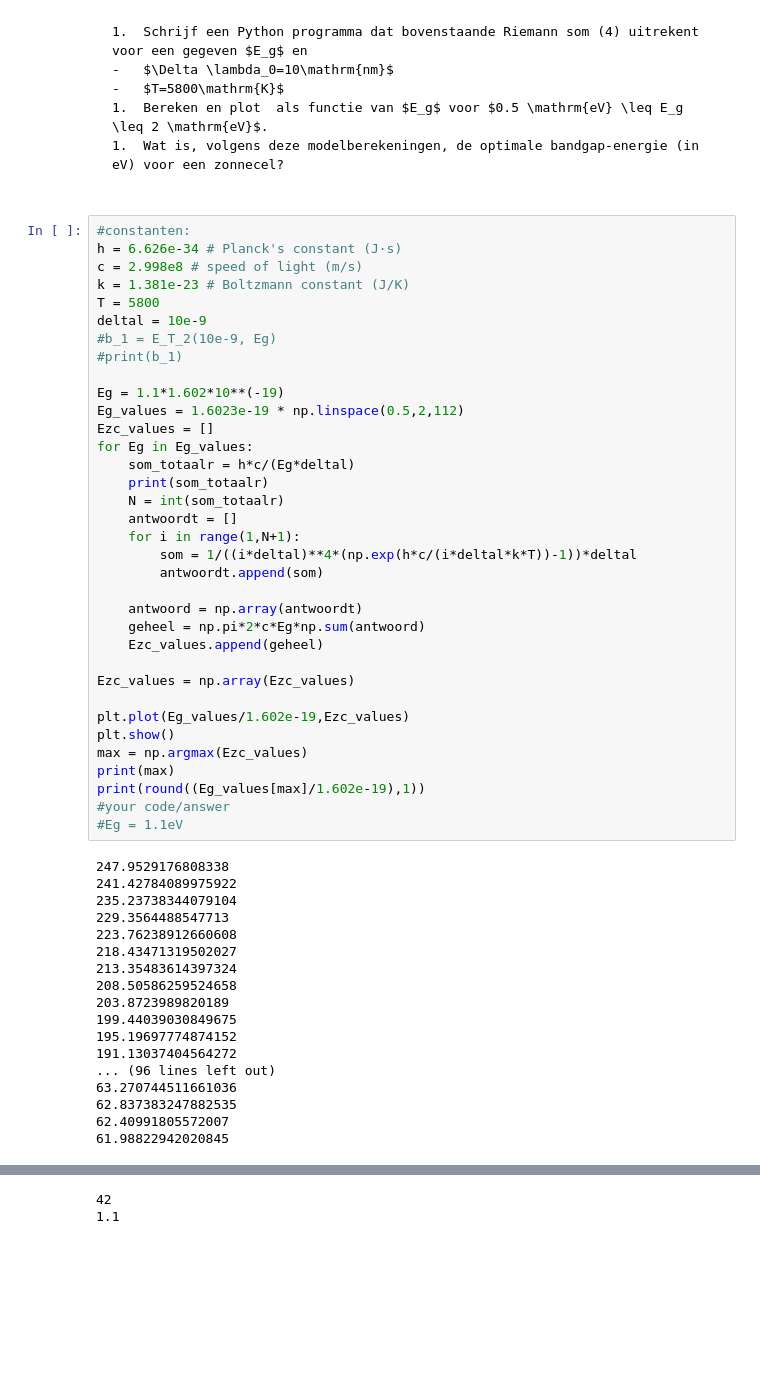
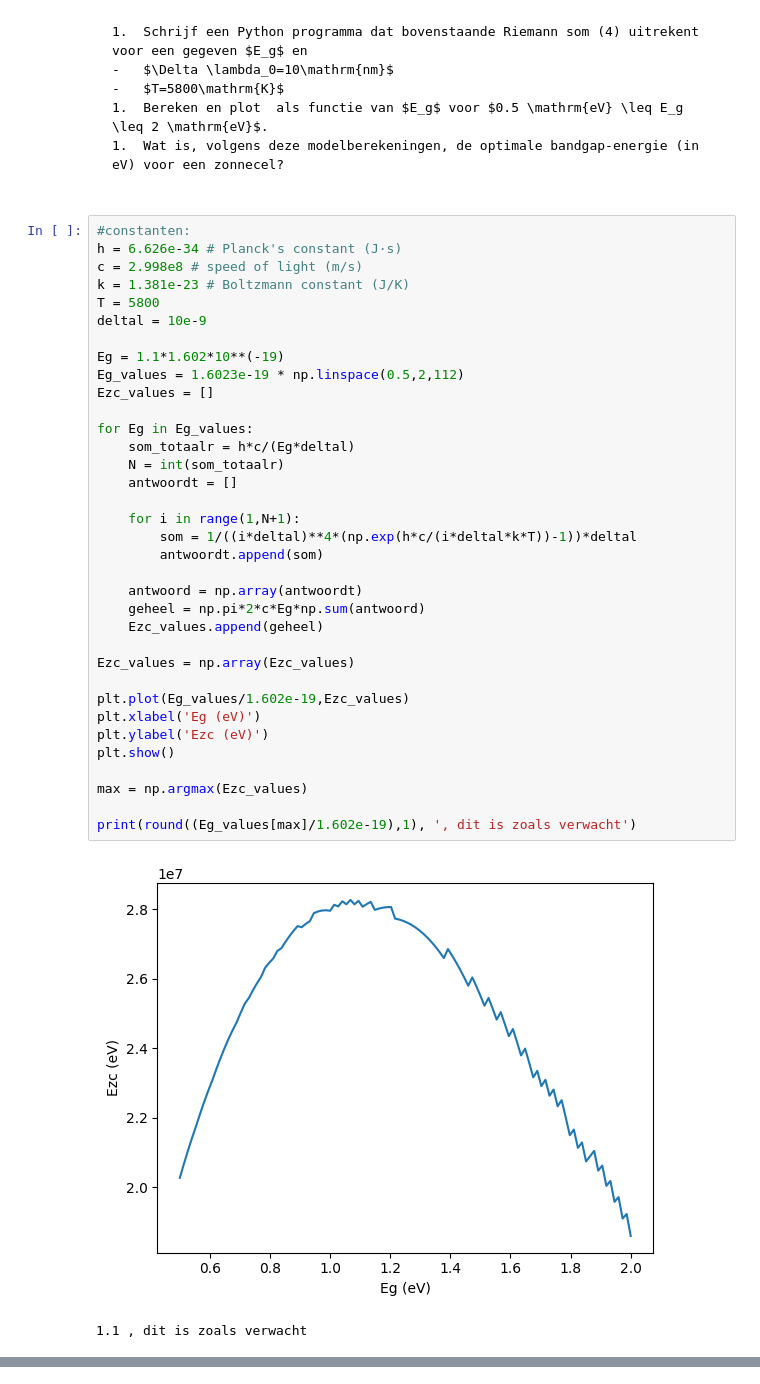
Before and after one commit to MikaBarDEV/IP-2-thermolab, a Jupyter notebook: Content/PySim/10_voltaische_cel.ipynb, the cells around one changed output, grey strips where cells are left out. Drawn from its saved outputs; the diff is of its cells as text; blank space fills up the shorter version.

```diff
--- a/Content/PySim/10_voltaische_cel.ipynb
+++ b/Content/PySim/10_voltaische_cel.ipynb
@@ -215,53 +233,38 @@ met $\lambda_i = i \cdot \Delta \lambda_0$.
 # %%
 #constanten:
 h = 6.626e-34 # Planck's constant (J·s)
 c = 2.998e8 # speed of light (m/s)
 k = 1.381e-23 # Boltzmann constant (J/K)
 T = 5800
 deltal = 10e-9
-#b_1 = E_T_2(10e-9, Eg)
-#print(b_1)
 
 Eg = 1.1*1.602*10**(-19)
 Eg_values = 1.6023e-19 * np.linspace(0.5,2,112)
 Ezc_values = []
+
 for Eg in Eg_values:
     som_totaalr = h*c/(Eg*deltal)
-    print(som_totaalr)
     N = int(som_totaalr)
     antwoordt = []
+
     for i in range(1,N+1):
         som = 1/((i*deltal)**4*(np.exp(h*c/(i*deltal*k*T))-1))*deltal
         antwoordt.append(som)
 
     antwoord = np.array(antwoordt)
     geheel = np.pi*2*c*Eg*np.sum(antwoord)
     Ezc_values.append(geheel)
 
 Ezc_values = np.array(Ezc_values)
 
 plt.plot(Eg_values/1.602e-19,Ezc_values)
+plt.xlabel('Eg (eV)')
+plt.ylabel('Ezc (eV)')
 plt.show()
+
 max = np.argmax(Ezc_values)
-print(max)
-print(round((Eg_values[max]/1.602e-19),1))
-#your code/answer
-#Eg = 1.1eV
+
+print(round((Eg_values[max]/1.602e-19),1), ', dit is zoals verwacht')
 # %% [output]
+[figure, new version]
-247.9529176808338
-241.42784089975922
-235.23738344079104
-229.3564488547713
-223.76238912660608
-218.43471319502027
-213.35483614397324
-208.50586259524658
-203.8723989820189
-199.44039030849675
-195.19697774874152
-191.13037404564272
-... (96 lines left out)
-63.270744511661036
-62.837383247882535
-62.40991805572007
-61.98822942020845
+1.1 , dit is zoals verwacht
@@ -269,2 +270,0 @@ print(round((Eg_values[max]/1.602e-19),1))
-42
-1.1
```
Also changed, not shown: parts of 3 cells of this notebook.
